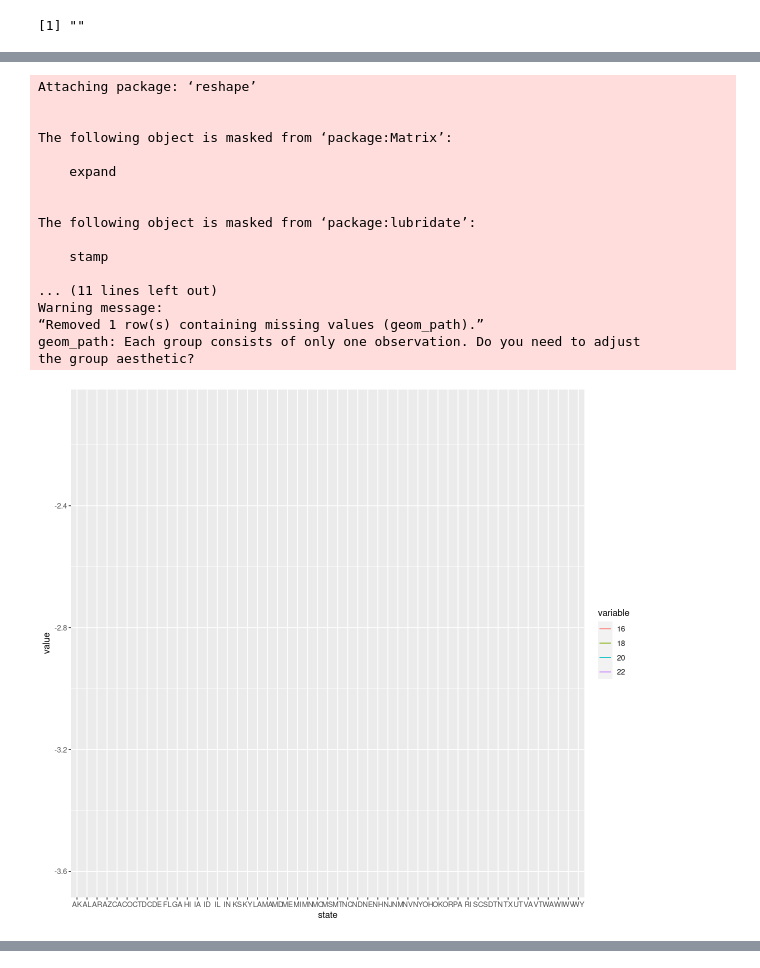
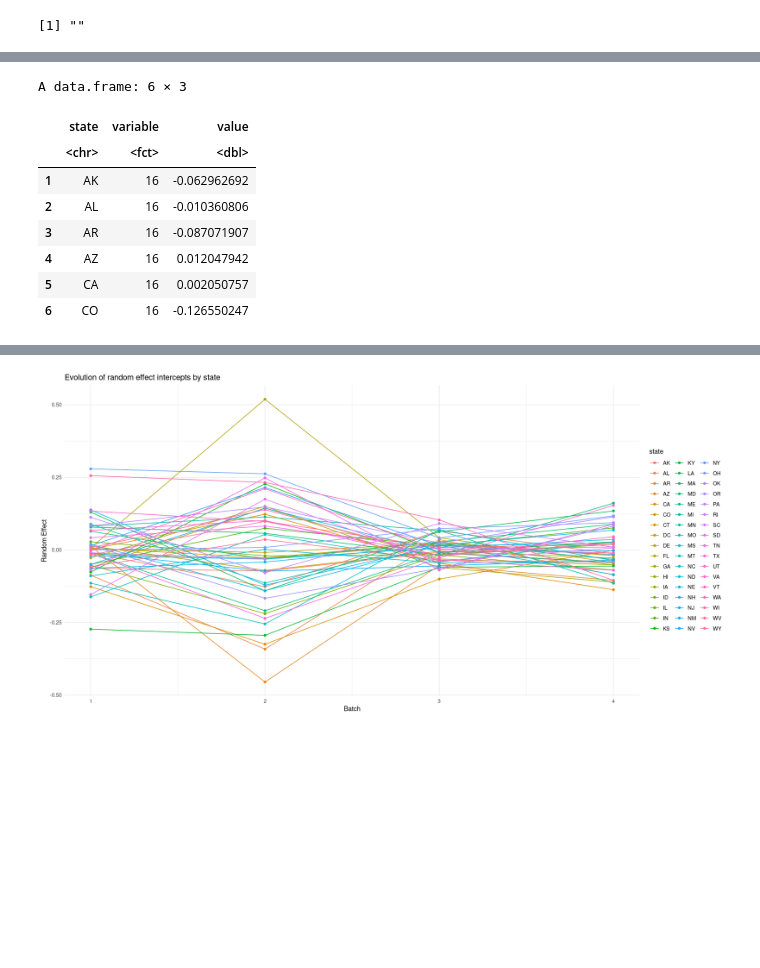
Before and after one commit to spacegoat1/data2020_project, a Jupyter notebook: 2_model_selection.ipynb, the cells around one changed output, grey strips where cells are left out. Drawn from its saved outputs; the diff is of its cells as text; code cells hidden in the pictures; blank space fills up the shorter version.

```diff
--- a/2_model_selection.ipynb
+++ b/2_model_selection.ipynb
@@ -739,27 +765,34 @@ A matrix: 5 × 51 of type chr
 | 18 | -3.227066 | -3.280982 | -3.495782 | -3.609338 | -3.031211 | -3.479078 | -3.181332 | -3.224603 | -3.162901 | -2.635243 | ⋯ | ... |
 | 20 | -2.800660 | -2.726718 | -2.756582 | -2.845528 | -2.837950 | -2.892509 | -2.766439 | -2.796765 | -2.768780 | -2.750274 | ⋯ | ... |
 | 22 | -2.617661 | -2.587248 | -2.660324 | -2.679024 | -2.711311 | -2.575371 | -2.593256 | -2.601900 | -2.593783 | -2.617698 | ⋯ | ... |
+# %%
+# Separate the random effects from the overall intercepts
+state_intercepts[,2] = state_intercepts[,2] - mean(state_intercepts[,2], na.rm=TRUE)
+state_intercepts[,3] = state_intercepts[,3] - mean(state_intercepts[,3], na.rm=TRUE)
+state_intercepts[,4] = state_intercepts[,4] - mean(state_intercepts[,4], na.rm=TRUE)
+state_intercepts[,5] = state_intercepts[,5] - mean(state_intercepts[,5], na.rm=TRUE)
 # %%
-library(ggplot2)
-library(reshape)
+# Convert data from wide to long
 Molten <- melt(state_intercepts, id.vars = "state")
-ggplot(Molten, aes(x = state, y = value, colour = variable)) + geom_line()
+head(Molten)
+Molten$variable = as.numeric(Molten$variable)
+Molten$value = as.numeric(Molten$value)
 # %% [output]
-Attaching package: ‘reshape’
-
-
-The following object is masked from ‘package:Matrix’:
-
-    expand
-
-
-The following object is masked from ‘package:lubridate’:
-
-    stamp
-
-... (11 lines left out)
-Warning message:
-“Removed 1 row(s) containing missing values (geom_path).”
-geom_path: Each group consists of only one observation. Do you need to adjust
-the group aesthetic?
+A data.frame: 6 × 3
-[figure, removed]
+|  | state | variable | value |
+|  | <chr> | <fct> | <dbl> |
+| 1 | AK | 16 | -0.062962692 |
+| 2 | AL | 16 | -0.010360806 |
+| 3 | AR | 16 | -0.087071907 |
+| 4 | AZ | 16 | 0.012047942 |
+| 5 | CA | 16 | 0.002050757 |
+| 6 | CO | 16 | -0.126550247 |
+# %%
+options(repr.plot.width=16, repr.plot.height=8)
+ggplot(data=Molten,
+       aes(x=variable, y=value, colour=state)) +
+       geom_line() + geom_point() + theme_minimal() +
+       xlab("Batch") +
+       ylab("Random Effect") +
+       ggtitle("Evolution of random effect intercepts by state")
+# %% [output]
@@ -765,0 +801 @@ the group aesthetic?
+[figure, added]
```
Also changed, not shown: parts of 16 cells of this notebook, 4 other files.
